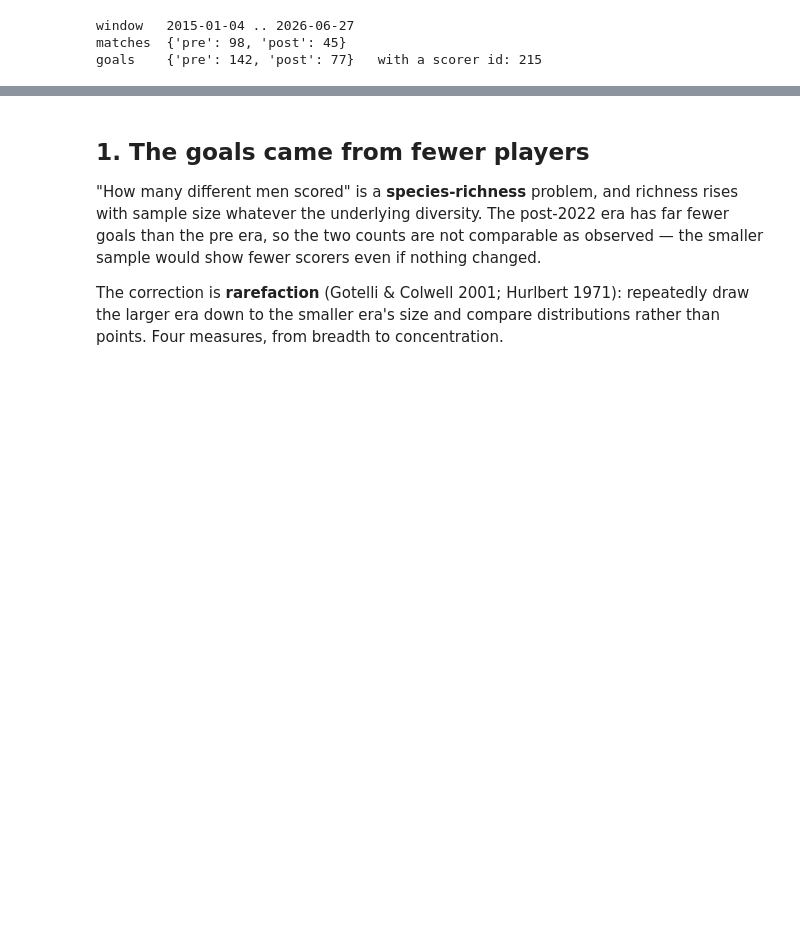
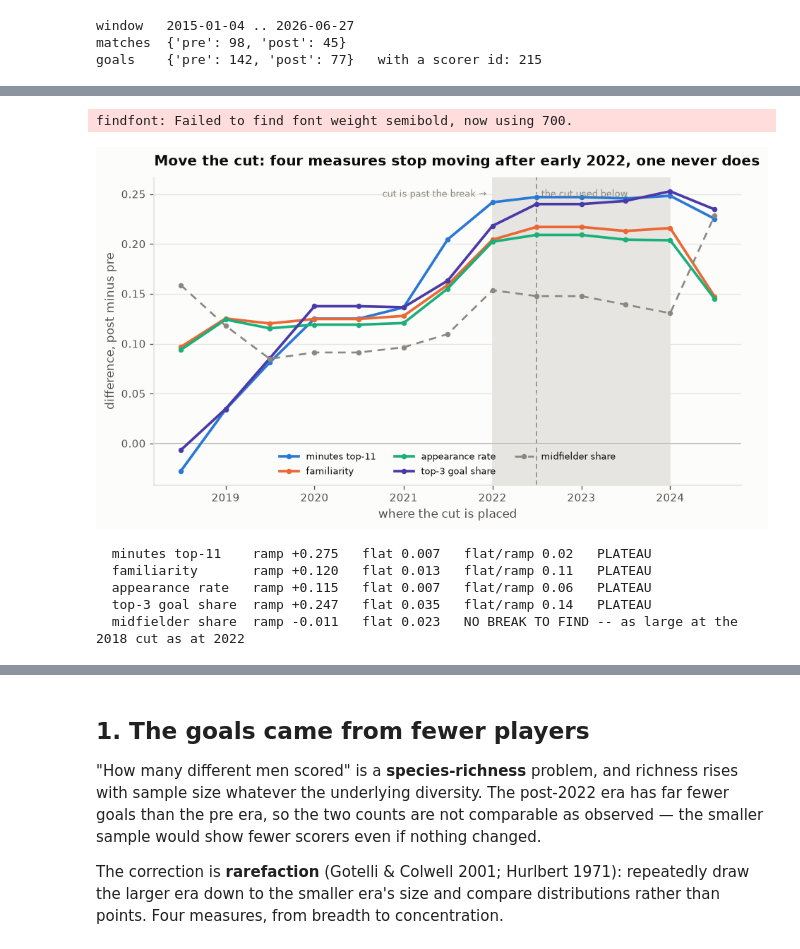
Before and after one commit to mqedan217/jordan-football-strength, a Jupyter notebook: notebooks/03_where_the_goals_came_from.ipynb, the cells around one changed output, grey strips where cells are left out. Drawn from its saved outputs; the diff is of its cells as text; code cells hidden in the pictures; blank space fills up the shorter version.

```diff
--- a/notebooks/03_where_the_goals_came_from.ipynb
+++ b/notebooks/03_where_the_goals_came_from.ipynb
@@ -107,0 +192,49 @@ well calibrated.
+# %%
+fig, ax = plt.subplots(figsize=(7.6, 4.4))
+x = pd.to_datetime(sweep.cut)
+# The shaded band is where the cut is already past the break: if the change is
+# real, the lines go flat inside it.
+ax.axvspan(pd.Timestamp("2022-01-01"), pd.Timestamp("2024-01-01"),
+           color=viz.GRID, zorder=0)
+ax.annotate("cut is past the break →", xy=(pd.Timestamp("2022-01-01"), 1.0),
+            xycoords=("data", "axes fraction"), xytext=(-5, -10),
+            textcoords="offset points", fontsize=8, color=viz.INK_MUTED,
+            ha="right", va="top")
+PALETTE = [viz.BLUE, viz.ORANGE, viz.AQUA, viz.VIOLET, viz.INK_MUTED]
+for (lab, _), col in zip(SWEEP, PALETTE):
+    odd = lab == "midfielder share"          # the one that never settles
+    ax.plot(x, sweep[lab], color=col, marker="o", ms=3.5, label=lab,
+            lw=1.6 if odd else 2.2, ls=(0, (4, 3)) if odd else "-")
+ax.axhline(0, color=viz.INK_MUTED, lw=0.9, zorder=0)
+viz.mark_split(ax, label="the cut used below")
+ax.set_xlabel("where the cut is placed")
+ax.set_ylabel("difference, post minus pre")
+ax.set_title("Move the cut: four measures stop moving after early 2022, one never does")
+ax.legend(fontsize=8, ncol=3, loc="lower center")
+viz.despine(ax)
+plt.show()
+# %% [output]
+findfont: Failed to find font weight semibold, now using 700.
+[figure, added]
+# %%
+# Ramp  = how far a measure travels from the earliest cut to the one we use.
+# Flat  = how much it still moves once the cut is PAST the break (shaded band).
+# A real change has flat much smaller than ramp. A trend being sliced has the
+# two comparable, because there is no break for the cut to get past.
+band = pd.to_datetime(sweep.cut).between("2022-01-01", "2024-01-01")
+chosen = sweep[pd.to_datetime(sweep.cut) == CUT].iloc[0]
+for lab, _ in SWEEP:
+    ramp = chosen[lab] - sweep[lab].iloc[0]
+    flat = sweep.loc[band, lab].max() - sweep.loc[band, lab].min()
+    if abs(ramp) < 0.05:
+        verdict = "NO BREAK TO FIND -- as large at the 2018 cut as at 2022"
+    else:
+        ratio = flat / abs(ramp)
+        verdict = f"flat/ramp {ratio:4.2f}   " + ("PLATEAU" if ratio < 0.25 else "still moving")
+    print(f"  {lab:17s} ramp {ramp:+.3f}   flat {flat:.3f}   {verdict}")
+# %% [output]
+  minutes top-11    ramp +0.275   flat 0.007   flat/ramp 0.02   PLATEAU
+  familiarity       ramp +0.120   flat 0.013   flat/ramp 0.11   PLATEAU
+  appearance rate   ramp +0.115   flat 0.007   flat/ramp 0.06   PLATEAU
+  top-3 goal share  ramp +0.247   flat 0.035   flat/ramp 0.14   PLATEAU
+  midfielder share  ramp -0.011   flat 0.023   NO BREAK TO FIND -- as large at the 2018 cut as at 2022
```
Also changed, not shown: parts of 19 cells of this notebook, 3 other files.
